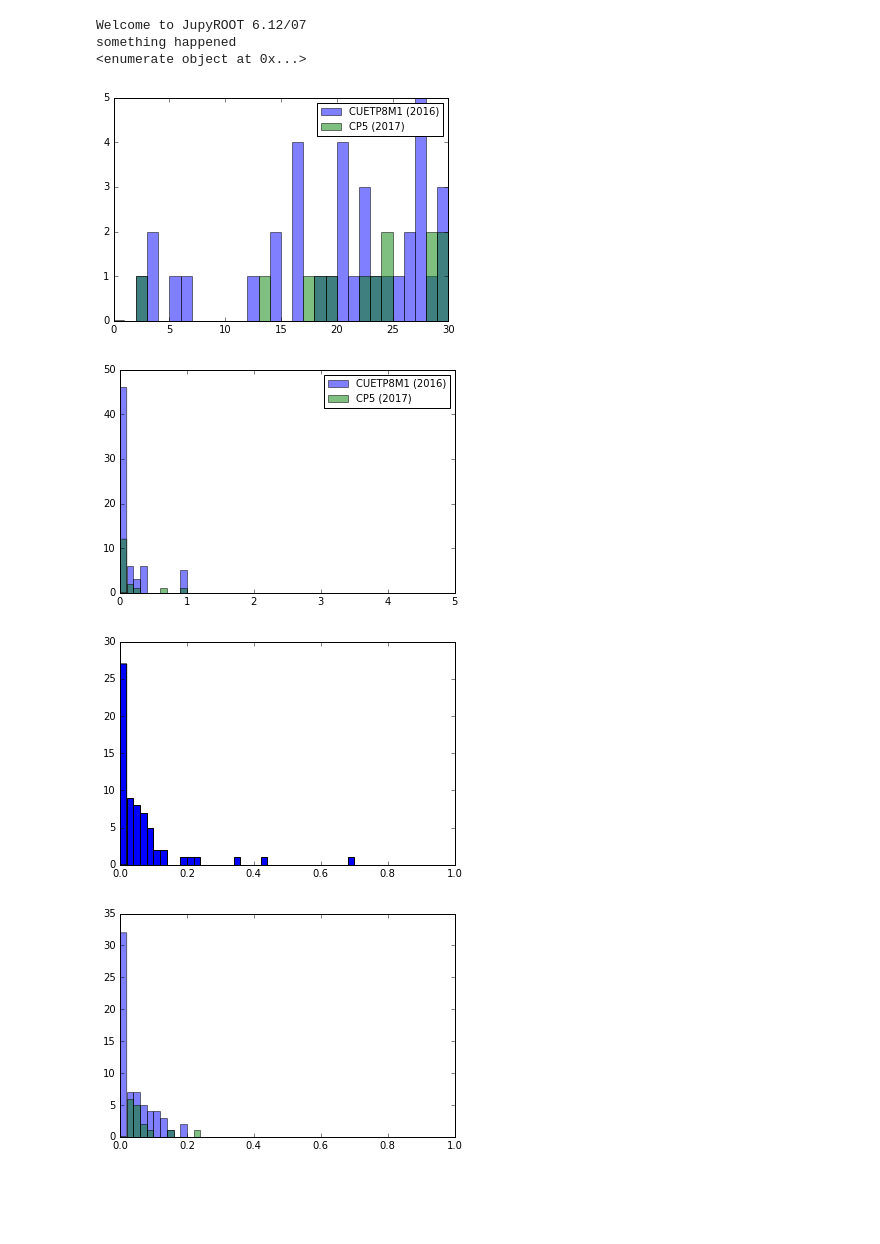
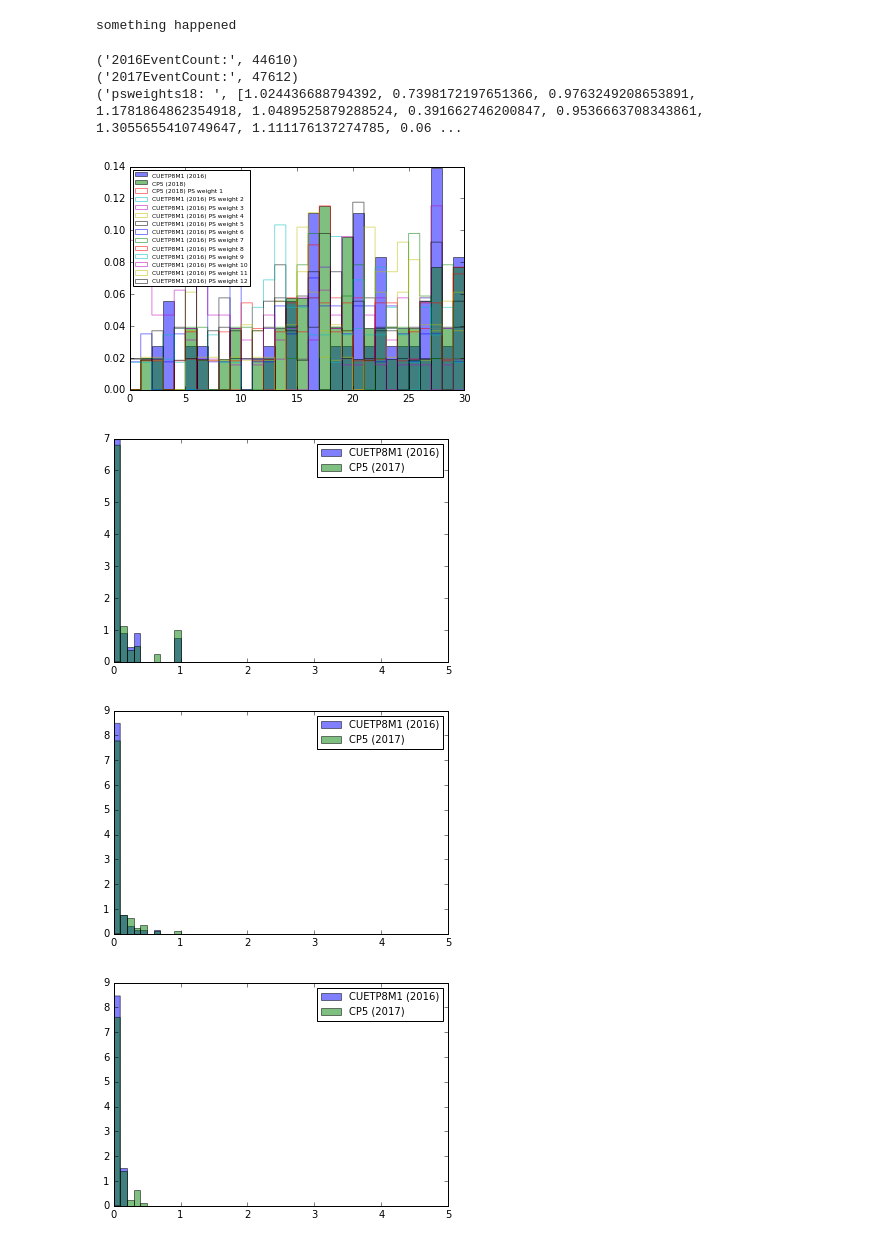
Before and after one commit to kdlong/MonoZprimeHadronizationStudy, a Jupyter notebook: WJetsHadronizationStudy.ipynb, the cells around one changed output. Cells and saved outputs as stored; diff of their text form; code cells hidden in the pictures; blank space fills up the shorter version.

Commit message:
WJets18 file

```diff
--- a/WJetsHadronizationStudy.ipynb
+++ b/WJetsHadronizationStudy.ipynb
@@ -5,15 +5,13 @@ import matplotlib.pyplot as plt
 import numpy
 
 from DataFormats.FWLite import Events, Handle
-pythiaCP5_events = Events("RootFiles/WJets_CP5_withWeights.root")
+pythiaCP5_events = Events("RootFiles/WJets_CP518_withWeights.root")
 pythiaCUETP8M1_events = Events("RootFiles/WJets_CUETP8M1_withWeights.root")
 genJetsHandle = Handle("std::vector<reco::GenJet>")
 genInfo = Handle("GenEventInfoProduct")
 print "something happened"
 # %% [output]
-Welcome to JupyROOT 6.12/07
 something happened
-<enumerate object at 0x...>
 # %%
 def processEvents(events):
     num_constituents = []
@@ -23,7 +21,9 @@ def processEvents(events):
     pt123_frac = []
     leading_pdgids = []
     psweights = []
+    nevents=0
     for i, event in enumerate(events):
+        nevents=nevents+1
         event.getByLabel ("slimmedGenJets", genJetsHandle)
         event.getByLabel ("generator", genInfo)
         central_weight = genInfo.product().weights()[0]
@@ -54,43 +54,52 @@ def processEvents(events):
             if j == constits.size()-1 or j == 2:
                 pt123_frac.append(pt123/leading_jet.pt())
                 break
-    return (psweights, num_constituents, leading_pdgids, pt1_frac, pt2_frac, pt3_frac, pt123_frac)
+    #print("psweights: ",psweights)
+    return (nevents,psweights, num_constituents, leading_pdgids, pt1_frac, pt2_frac, pt3_frac, pt123_frac)
 # %%
-weights_cp5, num_constituents_cp5, leading_pdgids_cp5, pt1_frac_cp5, pt2_frac_cp5, pt3_frac_cp5, pt123_frac_cp5 = processEvents(pythiaCP5_events)
-weights, num_constituents, leading_pdgids, pt1_frac, pt2_frac, pt3_frac, pt123_frac = processEvents(pythiaCUETP8M1_events)
+nevents_cp5,weights_cp5, num_constituents_cp5, leading_pdgids_cp5, pt1_frac_cp5, pt2_frac_cp5, pt3_frac_cp5, pt123_frac_cp5 = processEvents(pythiaCP5_events)
+nevents,weights, num_constituents, leading_pdgids, pt1_frac, pt2_frac, pt3_frac, pt123_frac = processEvents(pythiaCUETP8M1_events)
+print("2016EventCount:",nevents)
+print("2017EventCount:",nevents_cp5)
+print("psweights18: ",weights_cp5[0])
+# %% [output]
+('2016EventCount:', 44610)
+('2017EventCount:', 47612)
+('psweights18: ', [1.024436688794392, 0.7398172197651366, 0.9763249208653891, 1.1781864862354918, 1.0489525879288524, 0.391662746200847, 0.9536663708343861, 1.3055655410749647, 1.111176137274785, 0.06 ...
 # %%
-def makeVariationsPlot(var, weights, cp5_var, cp5_weights, bins, range, legloc, noPSweights=False):
-    plt.hist(var, bins, range=range, histtype=('step' if noPSweights else 'bar'), alpha=0.5, label='CUETP8M1 (2016)');
-    plt.hist(cp5_var, bins, range=range, histtype=('step' if noPSweights else 'bar'), alpha=0.5, label='CP5 (2017)');
-    #if not noPSweights:
-        #plt.hist([entry[0][0]*entry[1] for entry in zip(weights, var)], bins, range=range, histtype='step', alpha=0.5, label='CUETP8M1 (2016) PS weight 1');
-        #plt.hist([entry[0][1]*entry[1] for entry in zip(weights, var)], bins, range=range, histtype='step', alpha=0.5, label='CUETP8M1 (2016) PS weight 2');
-        #plt.hist([entry[0][2]*entry[1] for entry in zip(weights, var)], bins, range=range, histtype='step', alpha=0.5, label='CUETP8M1 (2016) PS weight 3');
-        #plt.hist([entry[0][3]*entry[1] for entry in zip(weights, var)], bins, range=range, histtype='step', alpha=0.5, label='CUETP8M1 (2016) PS weight 4');
-        #plt.hist([entry[0][4]*entry[1] for entry in zip(weights, var)], bins, range=range, histtype='step', alpha=0.5, label='CUETP8M1 (2016) PS weight 5');
-        #plt.hist([entry[0][5]*entry[1] for entry in zip(weights, var)], bins, range=range, histtype='step', alpha=0.5, label='CUETP8M1 (2016) PS weight 6');
-        #plt.hist([entry[0][6]*entry[1] for entry in zip(weights, var)], bins, range=range, histtype='step', alpha=0.5, label='CUETP8M1 (2016) PS weight 7');
-        #plt.hist([entry[0][7]*entry[1] for entry in zip(weights, var)], bins, range=range, histtype='step', alpha=0.5, label='CUETP8M1 (2016) PS weight 8');
-        #plt.hist([entry[0][8]*entry[1] for entry in zip(weights, var)], bins, range=range, histtype='step', alpha=0.5, label='CUETP8M1 (2016) PS weight 9');
-        #plt.hist([entry[0][9]*entry[1] for entry in zip(weights, var)], bins, range=range, histtype='step', alpha=0.5, label='CUETP8M1 (2016) PS weight 10');
-        #plt.hist([entry[0][10]*entry[1] for entry in zip(weights, var)], bins, range=range, histtype='step', alpha=0.5, label='CUETP8M1 (2016) PS weight 11');
-        #plt.hist([entry[0][11]*entry[1] for entry in zip(weights, var)], bins, range=range, histtype='step', alpha=0.5, label='CUETP8M1 (2016) PS weight 12');
-    plt.legend(loc=legloc, prop={'size': 10})
+def makevariationsPlot(var, weights, cp5_var, cp5_weights, bins, range, legloc, noPScp_weights=False):
+    plt.hist(var, bins, range=range, normed=True, histtype=('step' if noPScp_weights else 'bar'), alpha=0.5, label='CUETP8M1 (2016)');
+    plt.hist(cp5_var, bins, range=range, normed=True, histtype=('step' if noPScp_weights else 'bar'), alpha=0.5, label='CP5 (2018)');
+    if not noPScp_weights:
+        plt.hist([entry[0][0]*entry[1] for entry in zip(cp5_weights, cp5_var)], bins, range=range,normed=True, histtype='step', alpha=0.5, label='CP5 (2018) PS weight 1');
+        plt.hist([entry[0][1]*entry[1] for entry in zip(cp5_weights, cp5_var)], bins, range=range,normed=True, histtype='step', alpha=0.5, label='CUETP8M1 (2016) PS weight 2');
+        plt.hist([entry[0][2]*entry[1] for entry in zip(cp5_weights, cp5_var)], bins, range=range,normed=True, histtype='step', alpha=0.5, label='CUETP8M1 (2016) PS weight 3');
+        plt.hist([entry[0][3]*entry[1] for entry in zip(cp5_weights, cp5_var)], bins, range=range,normed=True, histtype='step', alpha=0.5, label='CUETP8M1 (2016) PS weight 4');
+        plt.hist([entry[0][4]*entry[1] for entry in zip(cp5_weights, cp5_var)], bins, range=range,normed=True, histtype='step', alpha=0.5, label='CUETP8M1 (2016) PS weight 5');
+        plt.hist([entry[0][5]*entry[1] for entry in zip(cp5_weights, cp5_var)], bins, range=range,normed=True, histtype='step', alpha=0.5, label='CUETP8M1 (2016) PS weight 6');
+        plt.hist([entry[0][6]*entry[1] for entry in zip(cp5_weights, cp5_var)], bins, range=range,normed=True, histtype='step', alpha=0.5, label='CUETP8M1 (2016) PS weight 7');
+        plt.hist([entry[0][7]*entry[1] for entry in zip(cp5_weights, cp5_var)], bins, range=range,normed=True, histtype='step', alpha=0.5, label='CUETP8M1 (2016) PS weight 8');
+        plt.hist([entry[0][8]*entry[1] for entry in zip(cp5_weights, cp5_var)], bins, range=range,normed=True, histtype='step', alpha=0.5, label='CUETP8M1 (2016) PS weight 9');
+        plt.hist([entry[0][9]*entry[1] for entry in zip(cp5_weights, cp5_var)], bins, range=range,normed=True, histtype='step', alpha=0.5, label='CUETP8M1 (2016) PS weight 10');
+        plt.hist([entry[0][10]*entry[1] for entry in zip(cp5_weights, cp5_var)], bins, range=range,normed=True, histtype='step', alpha=0.5, label='CUETP8M1 (2016) PS weight 11');
+        plt.hist([entry[0][11]*entry[1] for entry in zip(cp5_weights, cp5_var)], bins, range=range,normed=True, histtype='step', alpha=0.5, label='CUETP8M1 (2016) PS weight 12');
+    plt.legend(loc=legloc, prop={'size': 6})
     plt.show()
-makeVariationsPlot(num_constituents, weights, num_constituents_cp5, weights_cp5, 30, (0,30),1)
+makevariationsPlot(num_constituents, weights, num_constituents_cp5, weights_cp5, 30, (0,30),2)
 # %% [output]
-[figure, old version]
+[figure, new version]
 # %%
 makeVariationsPlot(pt1_frac, weights, pt1_frac_cp5, weights_cp5, 50, (0,5),1)
 # %% [output]
-[figure, old version]
+[figure, new version]
 # %%
-plt.hist(pt2_frac, bins=50, range=(0,1));
+makeVariationsPlot(pt2_frac, weights, pt2_frac_cp5, weights_cp5, 50, (0,5),1)
 # %% [output]
-[figure, old version]
+[figure, new version]
 # %%
-plt.hist(pt3_frac, bins=50, range=(0,1), alpha=0.5, label='CUETP8M1 (2016)');
-plt.hist(pt3_frac_cp5, bins=50, range=(0,1), alpha=0.5, label='CP5 (2017)');
+#plt.hist(pt3_frac, bins=50, range=(0,1), alpha=0.5, label='CUETP8M1 (2016)');
+#plt.hist(pt3_frac_cp5, bins=50, range=(0,1), alpha=0.5, label='CP5 (2017)');
+makeVariationsPlot(pt3_frac, weights, pt3_frac_cp5, weights_cp5, 50, (0,5),1)
 # %% [output]
-[figure, old version]
+[figure, new version]
 # %%
```
Also changed, not shown: parts of 5 cells of this notebook, 1 other file.
